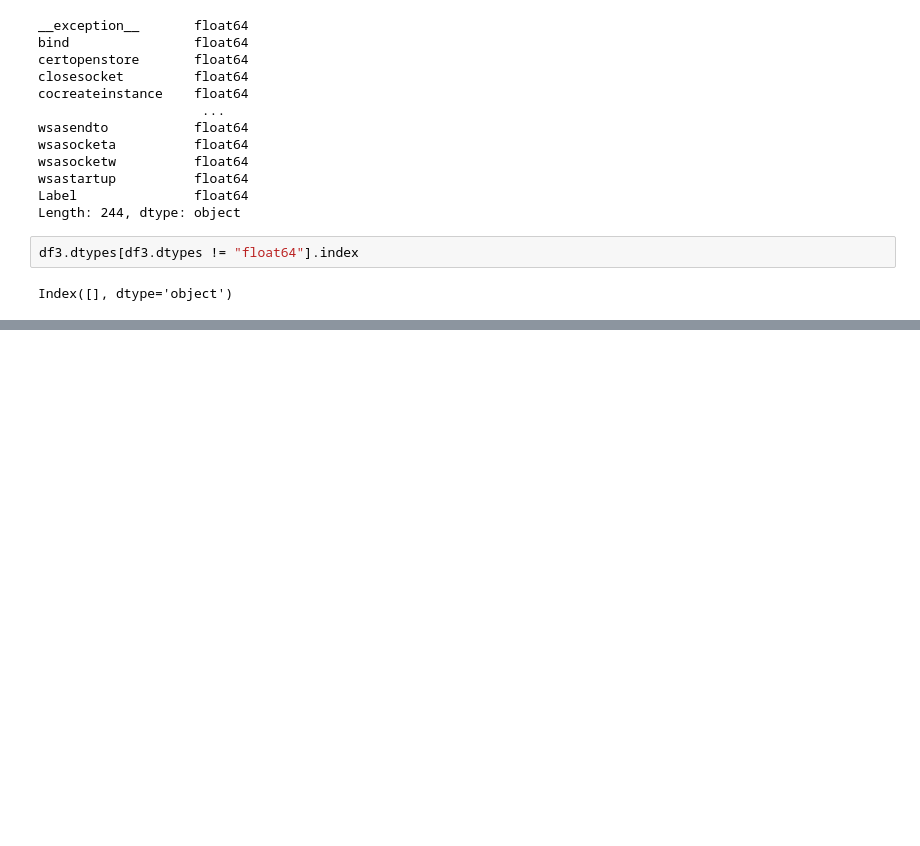
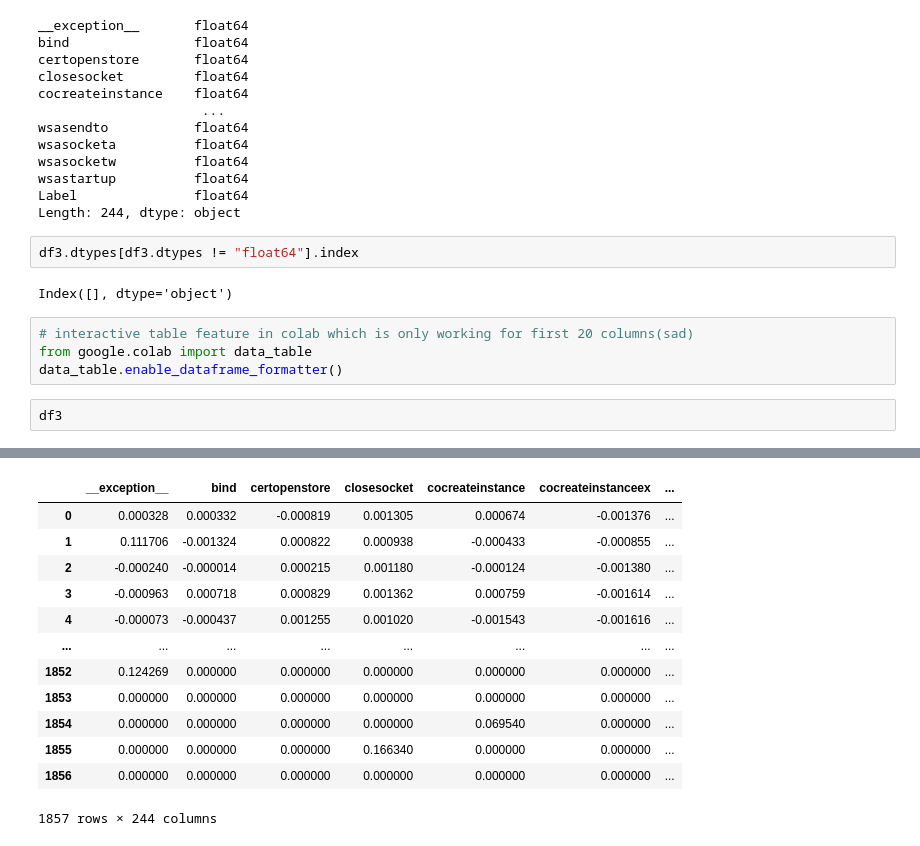
Before and after one commit to Noman-Nosher/Data-Science-Tasks, a Jupyter notebook: Malware_Classifier.ipynb, the cells around one changed output, grey strips where cells are left out. Cells and saved outputs as stored; diff of their text form; blank space fills up the shorter version.

```diff
--- a/Malware_Classifier.ipynb
+++ b/Malware_Classifier.ipynb
@@ -260,3 +260,10 @@ Length: 244, dtype: object
 df3.dtypes[df3.dtypes != "float64"].index
 # %% [output]
 Index([], dtype='object')
+# %%
+# interactive table feature in colab which is only working for first 20 columns(sad)
+from google.colab import data_table
+data_table.enable_dataframe_formatter()
+# %%
+df3
+# %% [output]
@@ -262,0 +271,13 @@ Index([], dtype='object')
+|  | __exception__ | bind | certopenstore | closesocket | cocreateinstance | cocreateinstanceex | ... |
+| 0 | 0.000328 | 0.000332 | -0.000819 | 0.001305 | 0.000674 | -0.001376 | ... |
+| 1 | 0.111706 | -0.001324 | 0.000822 | 0.000938 | -0.000433 | -0.000855 | ... |
+| 2 | -0.000240 | -0.000014 | 0.000215 | 0.001180 | -0.000124 | -0.001380 | ... |
+| 3 | -0.000963 | 0.000718 | 0.000829 | 0.001362 | 0.000759 | -0.001614 | ... |
+| 4 | -0.000073 | -0.000437 | 0.001255 | 0.001020 | -0.001543 | -0.001616 | ... |
+| ... | ... | ... | ... | ... | ... | ... | ... |
+| 1852 | 0.124269 | 0.000000 | 0.000000 | 0.000000 | 0.000000 | 0.000000 | ... |
+| 1853 | 0.000000 | 0.000000 | 0.000000 | 0.000000 | 0.000000 | 0.000000 | ... |
+| 1854 | 0.000000 | 0.000000 | 0.000000 | 0.000000 | 0.069540 | 0.000000 | ... |
+| 1855 | 0.000000 | 0.000000 | 0.000000 | 0.166340 | 0.000000 | 0.000000 | ... |
+| 1856 | 0.000000 | 0.000000 | 0.000000 | 0.000000 | 0.000000 | 0.000000 | ... |
+1857 rows × 244 columns
```
Also changed, not shown: parts of 4 cells of this notebook.
